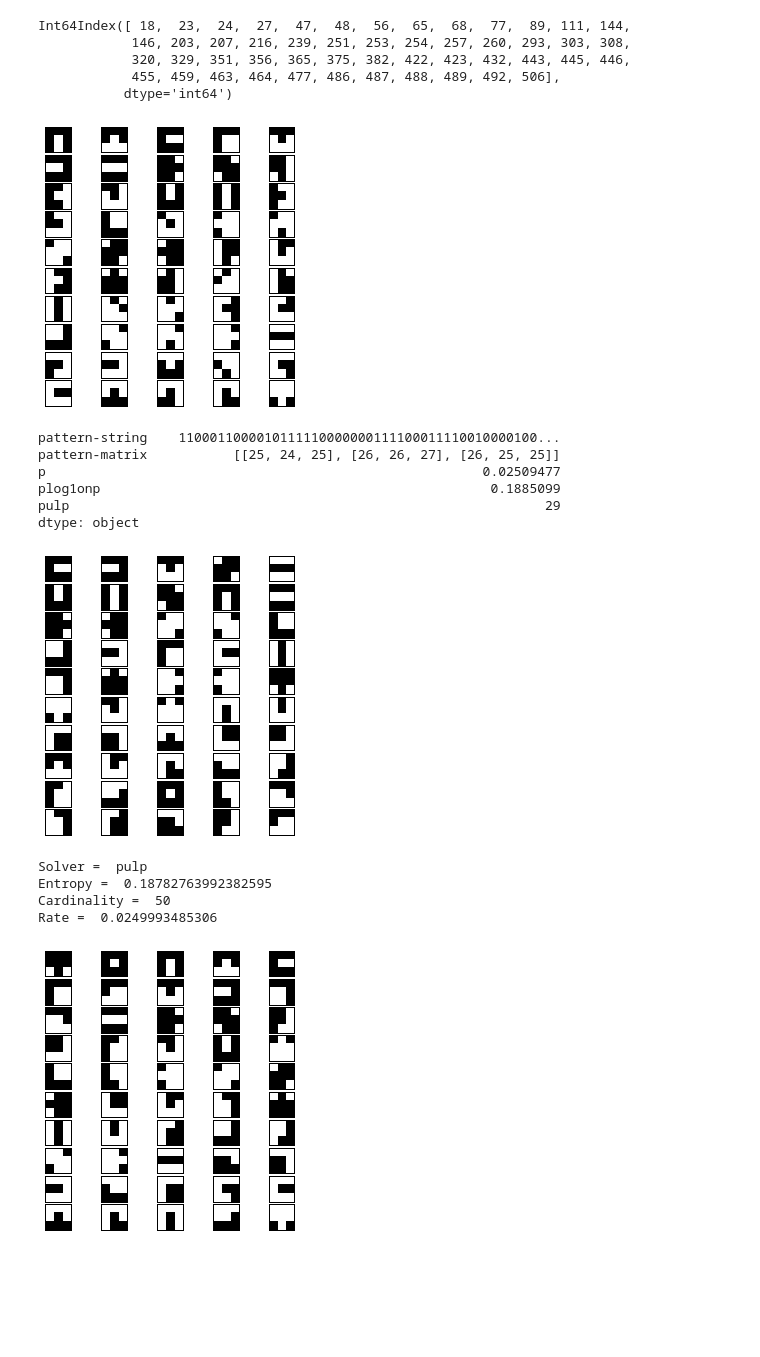
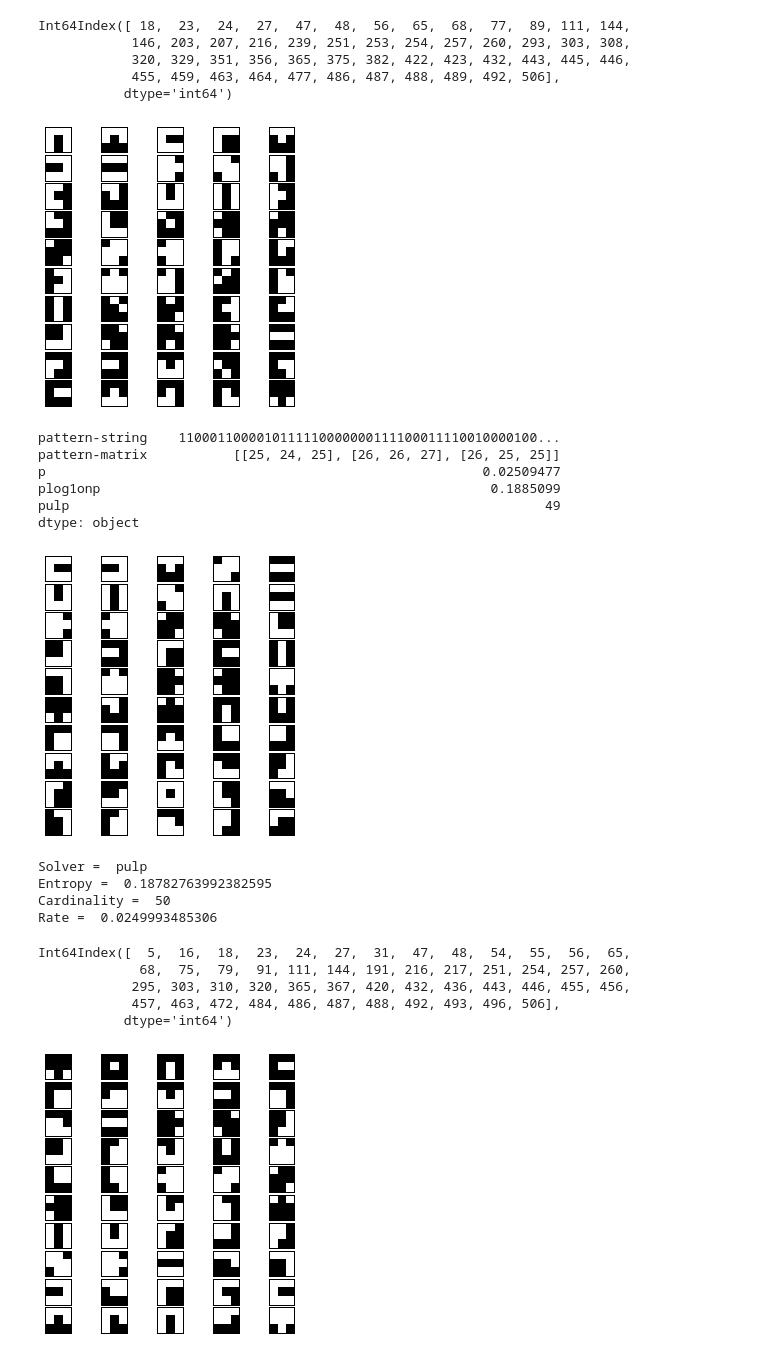
Before and after one commit to nareto/BPV, a Jupyter notebook: notebooks/analysis10-exact_sol.ipynb, the cells around one changed output. Saved outputs shown, nothing was run; the diff lists cells and outputs as text; code cells hidden in the pictures; blank space fills up the shorter version.

Commit message:
plots with new probability distribution

```diff
--- a/notebooks/analysis10-exact_sol.ipynb
+++ b/notebooks/analysis10-exact_sol.ipynb
@@ -55,7 +54,7 @@ dtype: object
 fig, axes = plt.subplots(10,5,figsize=(5, 5),
                          subplot_kw={'xticks': [], 'yticks': []})
 fig.subplots_adjust(hspace=0.1, wspace=0.01)
-for ax, matrix in zip(axes.flat,data.df.ix[idx1[0]]['pattern-matrix']):
+for ax, matrix in zip(axes.flat,1 - data.df.ix[idx1[0]]['pattern-matrix']):
     ax.imshow(matrix,cmap=plt.cm.gray,interpolation='nearest')
 #plt.savefig("/home/renato/tmp/1.png")
 plt.show()
@@ -81,14 +82,13 @@ Int64Index([ 18,  23,  24,  27,  47,  48,  56,  65,  68,  77,  89, 111, 144,
 fig, axes = plt.subplots(10,5,figsize=(5, 5),
                          subplot_kw={'xticks': [], 'yticks': []})
 fig.subplots_adjust(hspace=0.1, wspace=0.01)
-for ax, matrix in zip(axes.flat,data.df.ix[exact_indexes1]['pattern-matrix']):
+for ax, matrix in zip(axes.flat,1- data.df.ix[exact_indexes1]['pattern-matrix']):
     ax.imshow(matrix,cmap=plt.cm.gray,interpolation='nearest')
 #plt.savefig("/home/renato/tmp/1.png")
 plt.show()
 # %% [output]
-[figure, old version]
+[figure, new version]
 # %%
-W2 = 0.025
 idx2 = pd.read_table("../data/indexes.pdist.N50.W0025", header=None)
 heur2_sol = data.df.ix[idx2[0]]
 heur2_sol.sum()
@@ -99,29 +99,36 @@ pattern-string    1100011000010111110000000111100011110010000100...
 pattern-matrix           [[25, 24, 25], [26, 26, 27], [26, 25, 25]]
 p                                                        0.02509477
 plog1onp                                                  0.1885099
-pulp                                                             29
+pulp                                                             49
 dtype: object
 # %%
 fig, axes = plt.subplots(10,5,figsize=(5, 5),
                          subplot_kw={'xticks': [], 'yticks': []})
 fig.subplots_adjust(hspace=0.1, wspace=0.01)
-for ax, matrix in zip(axes.flat,data.df.ix[idx2[0]]['pattern-matrix']):
+for ax, matrix in zip(axes.flat,1 - data.df.ix[idx2[0]]['pattern-matrix']):
     ax.imshow(matrix,cmap=plt.cm.gray,interpolation='nearest')
 #plt.savefig("/home/renato/tmp/1.png")
 plt.show()
 # %% [output]
-[figure, old version]
+[figure, new version]
 # %%
+W2 = 0.025
 prbl2_exact = BPV.BPV("pulp",data,N,W2,time_solver=False)
 prbl2_exact.solve()
 prbl2_exact.pprint_solution()
 exact_indexes2 = data.df[data.df['pulp'] == True].index
-pd.Series(exact_indexes2).to_csv("/home/renato/tmp/ee.csv", index=False)
+pd.Series(exact_indexes2).to_csv("/home/renato/tmp/exact.indexes.N50.W2.5.csv", index=False)
+exact_indexes2
 # %% [output]
 Solver =  pulp
 Entropy =  0.18782763992382595
 Cardinality =  50
 Rate =  0.0249993485306
+Int64Index([  5,  16,  18,  23,  24,  27,  31,  47,  48,  54,  55,  56,  65,
+             68,  75,  79,  91, 111, 144, 191, 216, 217, 251, 254, 257, 260,
+            295, 303, 310, 320, 365, 367, 420, 432, 436, 443, 446, 455, 456,
+            457, 463, 472, 484, 486, 487, 488, 492, 493, 496, 506],
+           dtype='int64')
 # %%
 fig, axes = plt.subplots(10,5,figsize=(5, 5),
                          subplot_kw={'xticks': [], 'yticks': []})
```
Also changed, not shown: parts of 3 cells of this notebook, 9 other files.
